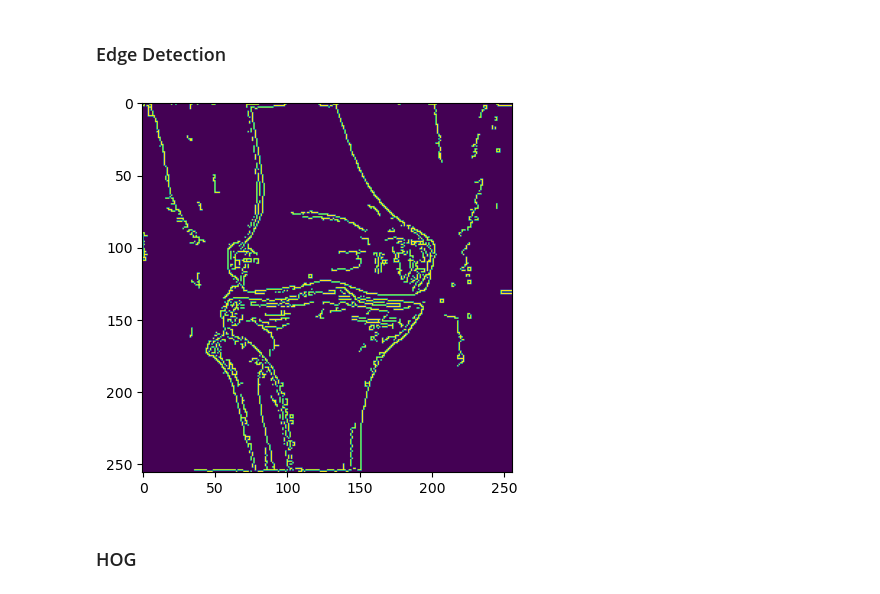
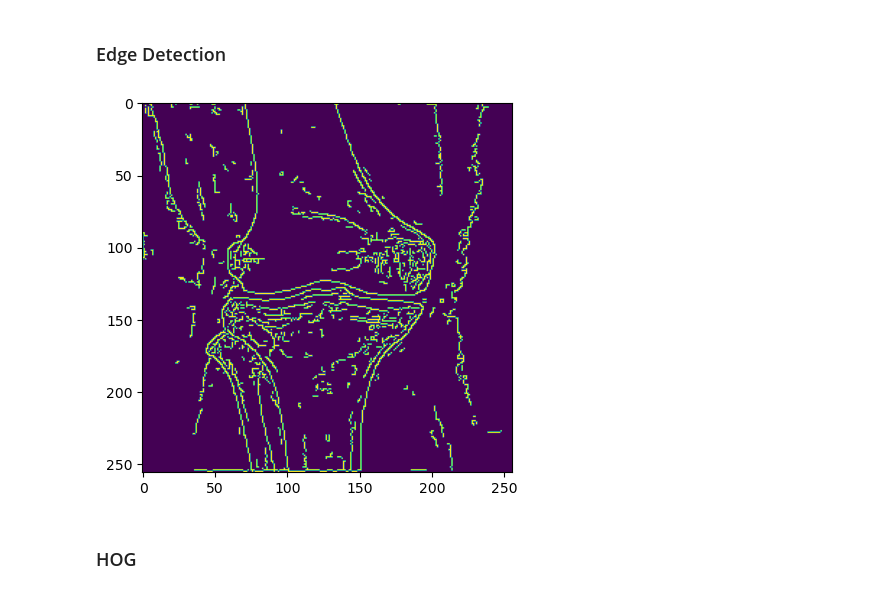
Before and after one commit to davidsolow/fracture-classification, a Jupyter notebook: Image_Preprocessing.ipynb, the cells around one changed output. Drawn from its saved outputs; the diff is of its cells as text; code cells hidden in the pictures.

```diff
--- a/Image_Preprocessing.ipynb
+++ b/Image_Preprocessing.ipynb
@@ -22,6 +48,6 @@ def rgb2gray(image):
 # %%
-def normalize(image):
-    return image / 255
+def scale(image):
+    return image * 255
 # %% [markdown]
 ### Resize Images
 # %%
@@ -35,9 +61,8 @@ def histEqual(image):
 # %% [markdown]
 ### Unsharp Masking
 # %%
-def unsharp_mask(image):
-    img_blur = cv2.GaussianBlur(image,(7,7),0)
-    return image + (image - img_blur)
+def unsharp(image, radius, amount):
+    return unsharp_mask(image, radius, amount)
 # %% [markdown]
 ### Preprocess Images
 # %%
@@ -69,11 +94,21 @@ for folder in os.listdir(root_dir):
                 file_path = os.path.join(subfolder_path, file)
 
                 img = load_image(file_path)
-                img = rgb2gray(img)
-                img = histEqual(np.array(img, dtype=np.uint8))
-                img = normalize(img)
-                img = resize(img, (256, 256))
-                img = unsharp_mask(img)
+
+                if grayscale_flg:
+                    img = rgb2gray(img)
+
+                if histogram_eq_flg:
+                    img = histEqual(np.array(img, dtype=np.uint8))
+
+                if resize_flg:
+                    img = resize(img, resize_shape)
+
+                if unsharp_mask_flg:
+                    img = unsharp_mask(img, unsharp_radius, unsharp_amount)
+
+                if scaling_flg:
+                    img = scale(img)
 
                 images[folder][subfolder].append(img)
 # %%
@@ -86,15 +121,15 @@ plt.imshow(images['Avulsion fracture']['Train'][10], cmap='gray')
 # %% [markdown]
 ### Edge Detection
 # %%
-def get_edges(image, lower_thresh, upper_thresh):
-    return cv2.Canny(image, lower_thresh, upper_thresh)
+def get_edges(image, lower_thresh, upper_thresh, apeture):
+    return cv2.Canny(image, lower_thresh, upper_thresh, apeture)
 # %%
-img_int = np.array(images['Avulsion fracture']['Train'][10]*255, dtype=np.uint8)
-edges = get_edges(img_int, 100, 200)
+img_int = np.array(images['Avulsion fracture']['Train'][10], dtype=np.uint8)
+edges = get_edges(img_int, 100, 150, 5)
 plt.imshow(edges)
 pass
 # %% [output]
-[figure, old version]
+[figure, new version]
 # %% [markdown]
 ### HOG
 # %%
```
Also changed, not shown: parts of 13 cells of this notebook.
